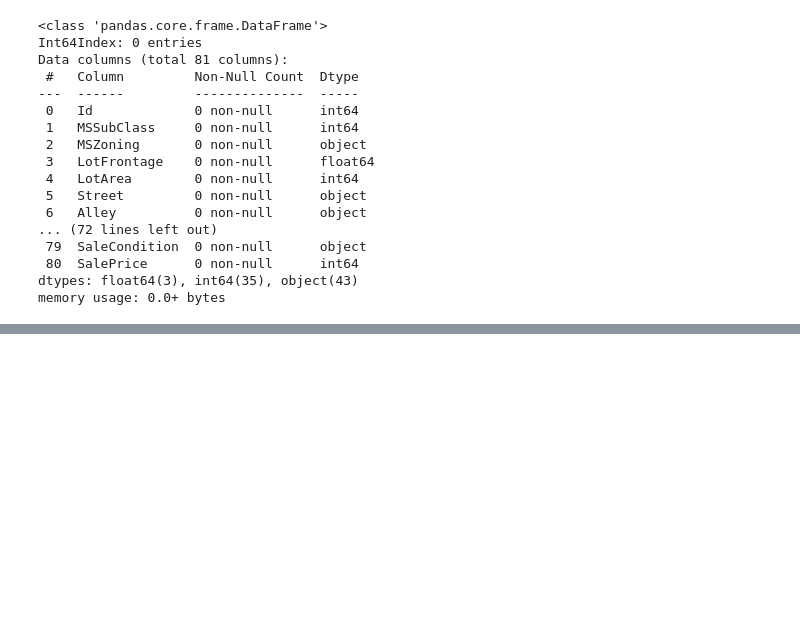
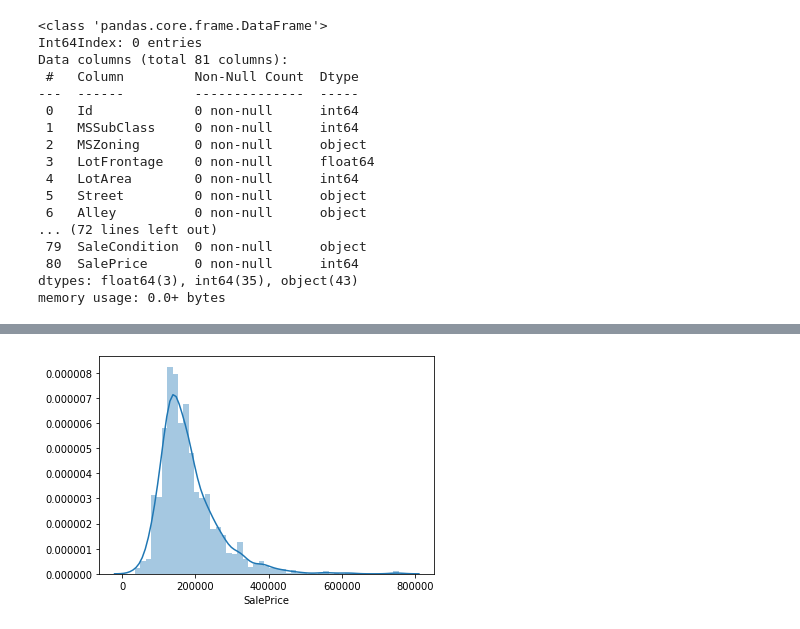
Before and after one commit to taiki-nakaso/diveintocode-ml, a Jupyter notebook: src/week3/prep/task2.ipynb, the cells around one changed output, grey strips where cells are left out. Cells and saved outputs as stored; diff of their text form; code cells hidden in the pictures; blank space fills up the shorter version.

```diff
--- a/src/week3/prep/task2.ipynb
+++ b/src/week3/prep/task2.ipynb
@@ -247,0 +275,18 @@ memory usage: 0.0+ bytes
+# %%
+# seabornのsns.distplot()を使い目的変数の分布を表示し、「尖度」と「歪度」も算出する。
+import matplotlib.pyplot as plt
+import seaborn as sns
+
+response_var = df_prices['SalePrice']
+
+fig = plt.figure()
+ax = plt.subplot(111)
+
+ax = sns.distplot(response_var)
+
+plt.show()
+
+print(f"尖度: {response_var.kurt()}")
+print(f"歪度: {response_var.skew()}")
+# %% [output]
+[figure, added]
```
Also changed, not shown: parts of 4 cells of this notebook.
